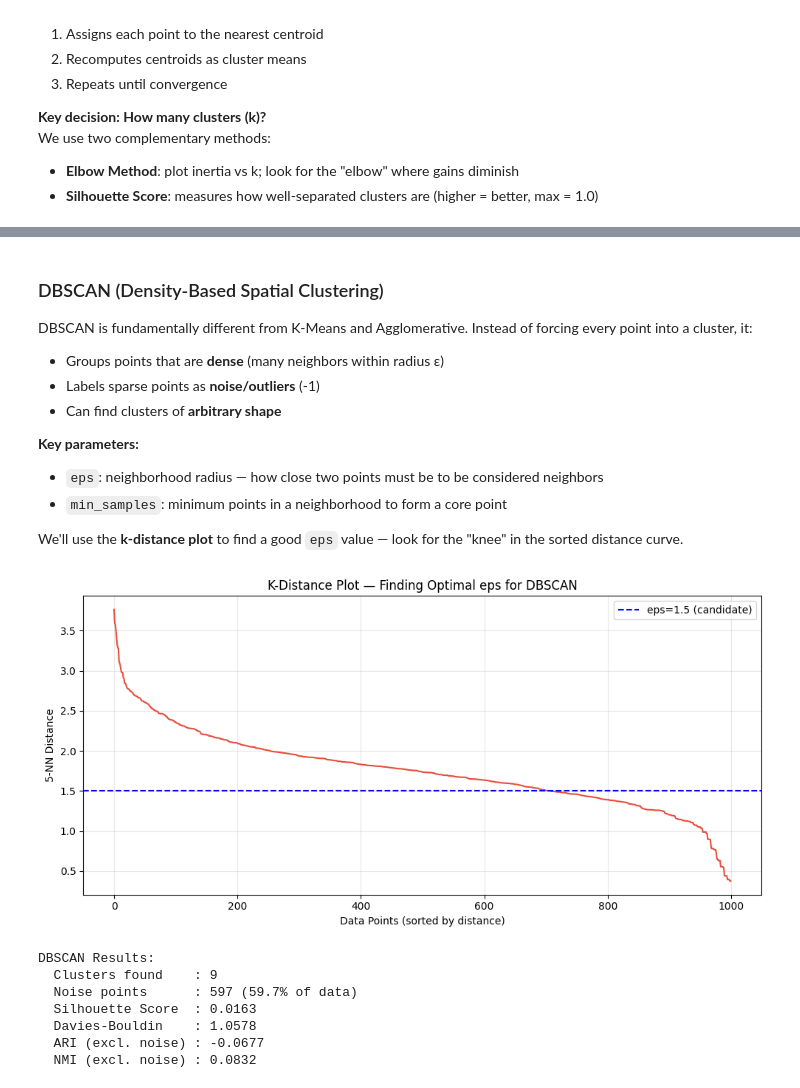
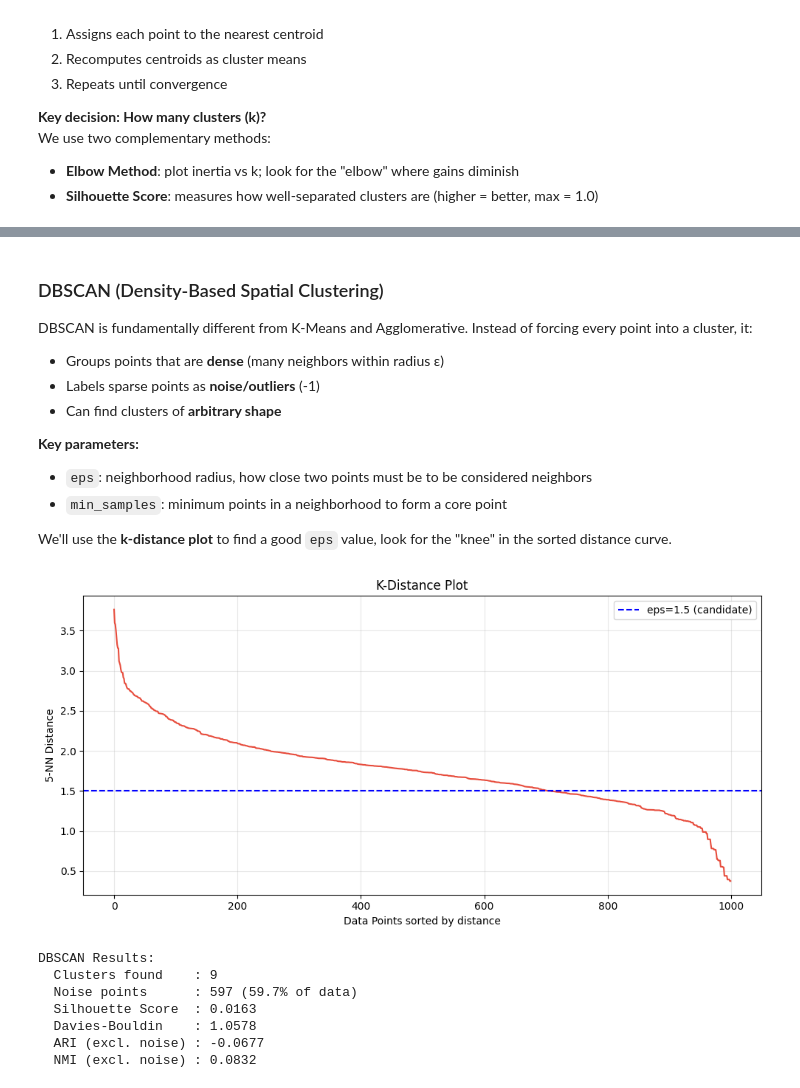
Before and after one commit to aakritip15/diabetes-prediction, a Jupyter notebook: notebook/modeling_clustering.ipynb, the cells around one changed output, grey strips where cells are left out. Cells and saved outputs as stored; diff of their text form; code cells hidden in the pictures.

```diff
--- a/notebook/modeling_clustering.ipynb
+++ b/notebook/modeling_clustering.ipynb
@@ -291,32 +295,32 @@ DBSCAN is fundamentally different from K-Means and Agglomerative. Instead of for
 - Can find clusters of **arbitrary shape**
 
 **Key parameters:**
-- `eps`: neighborhood radius — how close two points must be to be considered neighbors
+- `eps`: neighborhood radius, how close two points must be to be considered neighbors
 - `min_samples`: minimum points in a neighborhood to form a core point
 
-We'll use the **k-distance plot** to find a good `eps` value — look for the "knee" in the sorted distance curve.
+We'll use the **k-distance plot** to find a good `eps` value, look for the "knee" in the sorted distance curve.
 # %%
 from sklearn.neighbors import NearestNeighbors
 
 # Find good eps via k-distance plot
 k = 5
 nbrs = NearestNeighbors(n_neighbors=k).fit(X_scaled)
 distances, _ = nbrs.kneighbors(X_scaled)
 k_distances = np.sort(distances[:, k-1])[::-1]
 
 fig, ax = plt.subplots(figsize=(10, 5))
 ax.plot(k_distances, color='#e74c3c', linewidth=1.5)
-ax.set_xlabel('Data Points (sorted by distance)')
+ax.set_xlabel('Data Points sorted by distance')
 ax.set_ylabel(f'{k}-NN Distance')
-ax.set_title('K-Distance Plot — Finding Optimal eps for DBSCAN')
+ax.set_title('K-Distance Plot')
 ax.axhline(y=1.5, color='blue', linestyle='--', label='eps=1.5 (candidate)')
 ax.legend()
 ax.grid(True, alpha=0.3)
 plt.tight_layout()
-plt.savefig('../outputs/dbscan_kdist.png', dpi=150, bbox_inches='tight')
+plt.savefig('../outputs/clustering/dbscan_kdist.png', dpi=150, bbox_inches='tight')
 plt.show()
 # %% [output]
-[figure, old version]
+[figure, new version]
 # %%
 # Run DBSCAN
 dbscan = DBSCAN(eps=1.5, min_samples=5)
```
Also changed, not shown: parts of 18 cells of this notebook, 13 other files.
